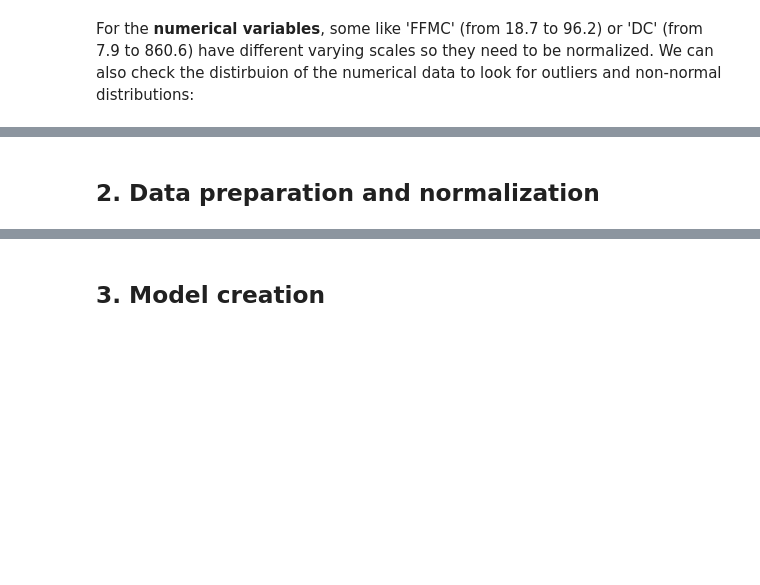
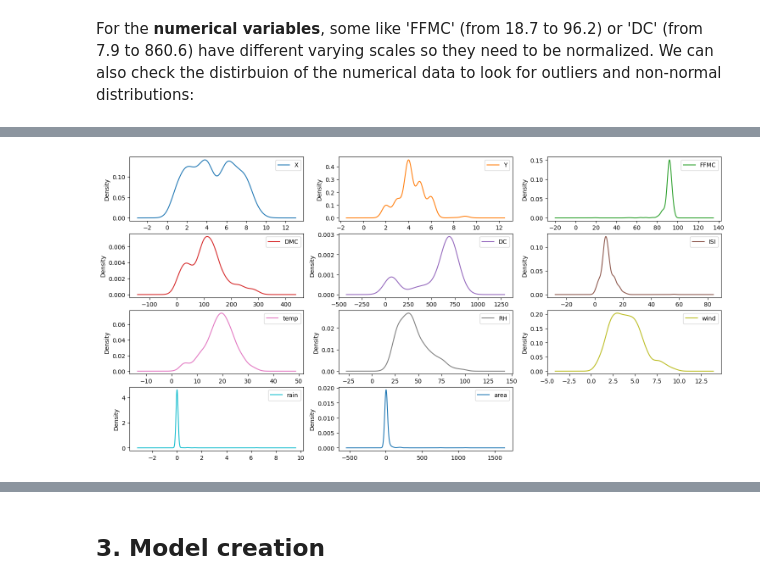
Before and after one commit to laurasck14/MLI2024, a Jupyter notebook: ml_LS.ipynb, the cells around one changed output, grey strips where cells are left out. Saved outputs shown, nothing was run; the diff lists cells and outputs as text; code cells hidden in the pictures; blank space fills up the shorter version.

```diff
--- a/ml_LS.ipynb
+++ b/ml_LS.ipynb
@@ -149,2 +125,5 @@ plt.show()
-# %% [markdown]
-## 2. Data preparation and normalization
+# %%
+num_var.plot(kind="density", subplots=True, layout=[4,3], figsize=[18,9], sharex=False, ylabel=False)
+plt.show()
+# %% [output]
+[figure, added]
```
Also changed, not shown: parts of 15 cells of this notebook.
